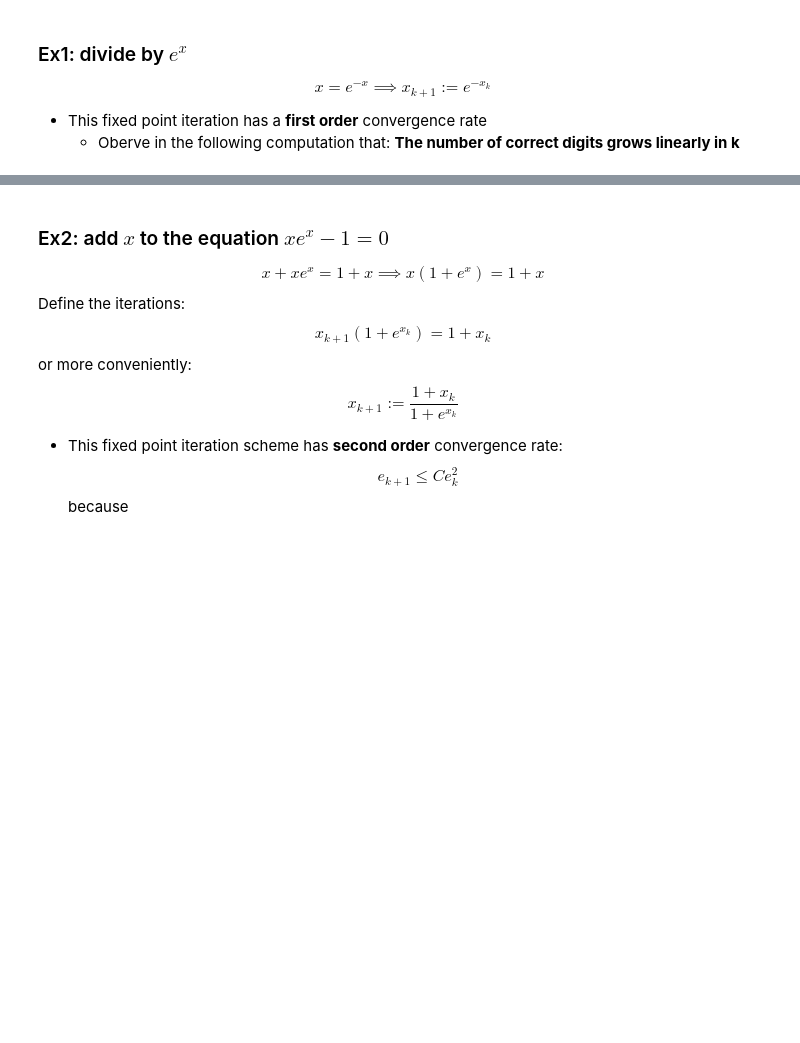
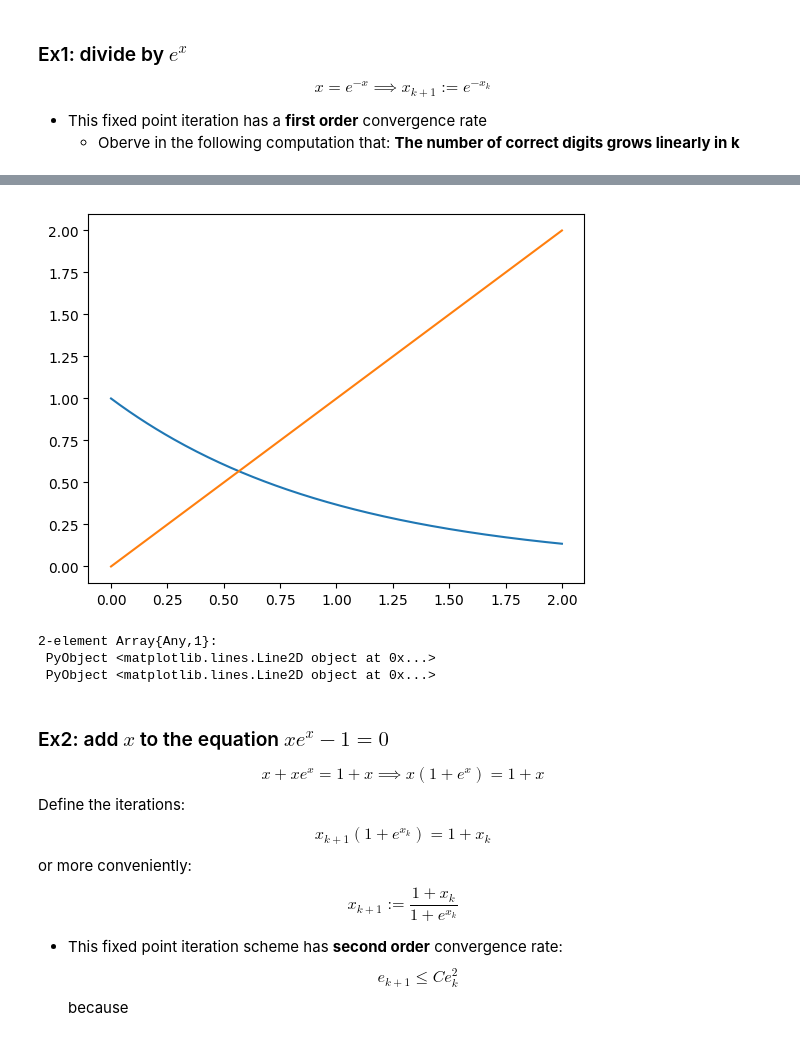
Before and after one commit to yhrtsai/M348-Fall-2017, a Jupyter notebook: M348-f Fixed Point algorithms.ipynb, the cells around one changed output, grey strips where cells are left out. Saved outputs shown, nothing was run; the diff lists cells and outputs as text; code cells hidden in the pictures; blank space fills up the shorter version.

```diff
--- a/M348-f Fixed Point algorithms.ipynb
+++ b/M348-f Fixed Point algorithms.ipynb
@@ -94,3 +112,14 @@ end
+# %%
+using PyPlot
+
+x=0:0.01:2
+
+plot(x, exp.(-x),x,x)
+# %% [output]
+[figure, added]
+2-element Array{Any,1}:
+ PyObject <matplotlib.lines.Line2D object at 0x...>
+ PyObject <matplotlib.lines.Line2D object at 0x...>
 # %% [markdown]
 ### Ex2: add $x$ to the equation $xe^x-1=0$
 
```
Also changed, not shown: parts of 5 cells of this notebook, 1 other file.
